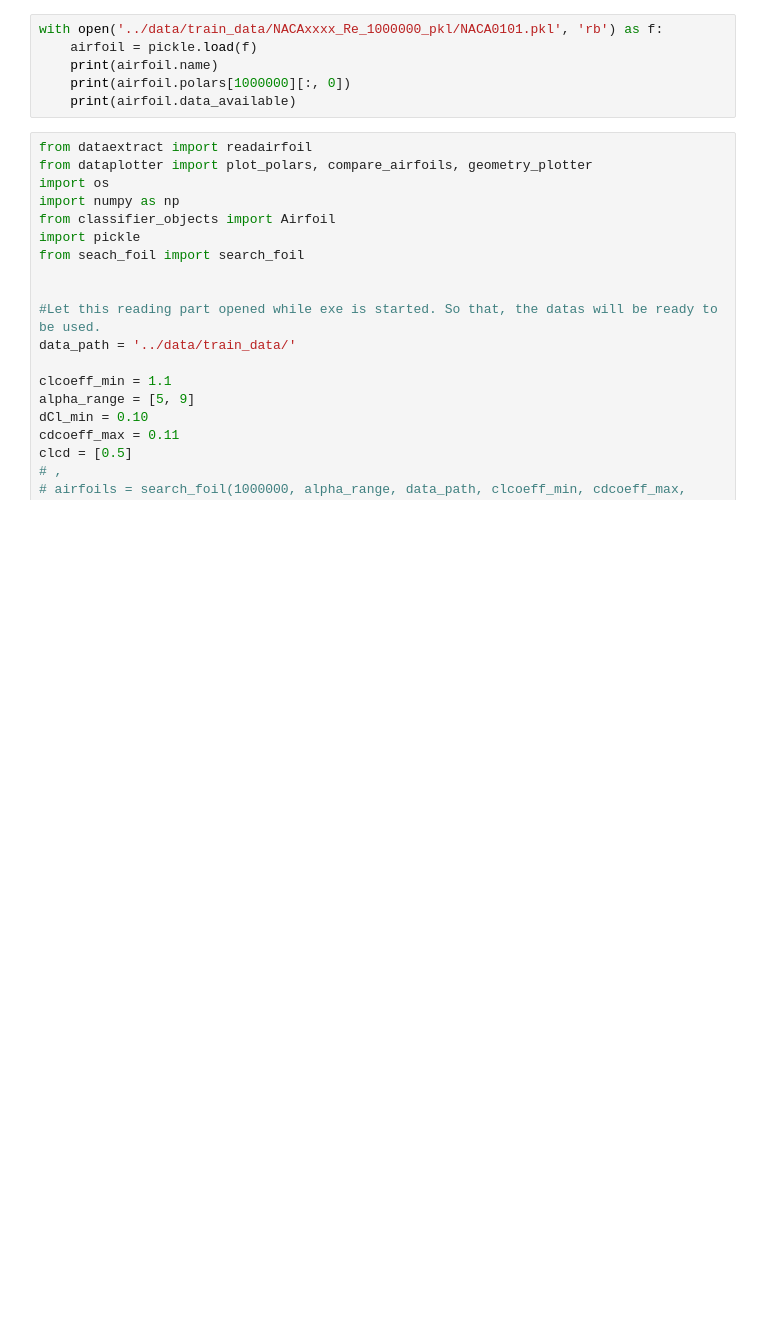
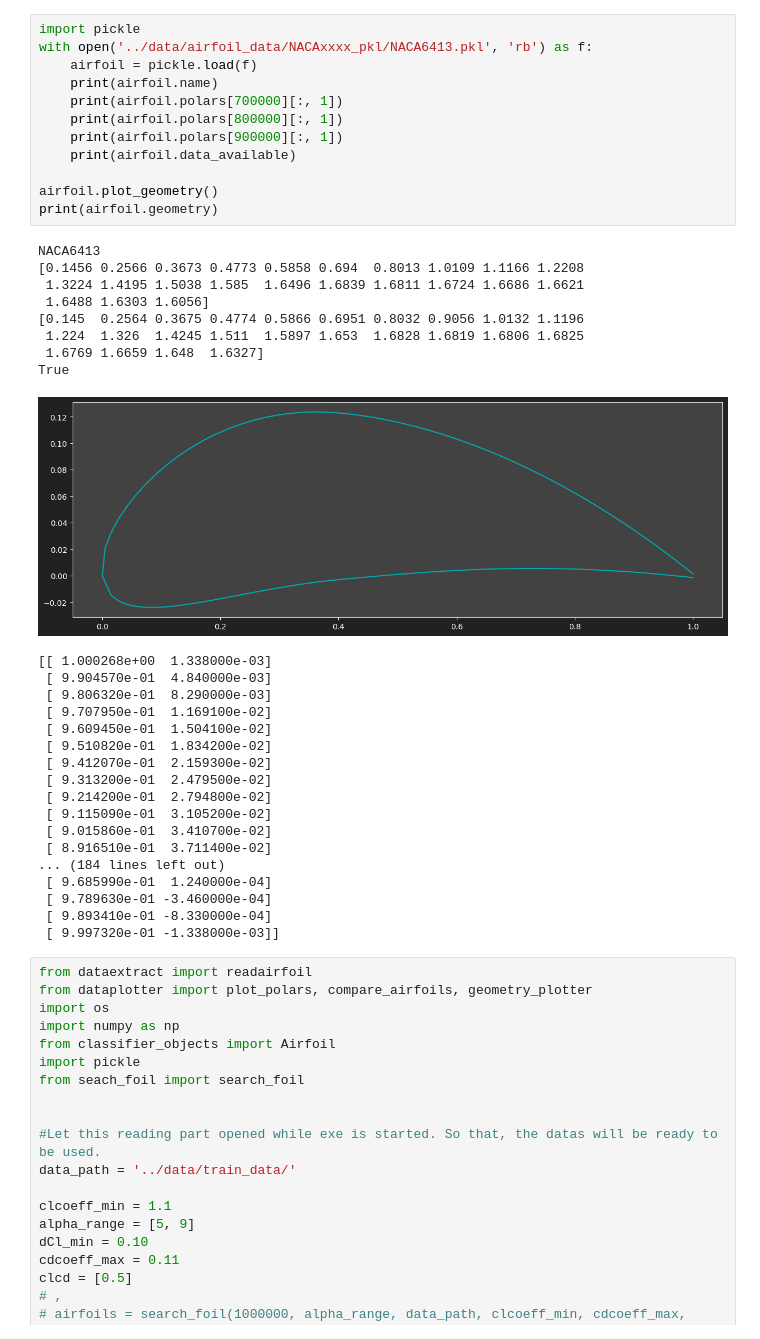
Before and after one commit to MehmetHakanSari/PotentialSolver, a Jupyter notebook: VekilModel/AirfoilClassifier/workspace.ipynb, the cells around one changed output. Cells and saved outputs as stored; diff of their text form; blank space fills up the shorter version.

Commit message:
airfoil geometries are updated

```diff
--- a/VekilModel/AirfoilClassifier/workspace.ipynb
+++ b/VekilModel/AirfoilClassifier/workspace.ipynb
@@ -52,9 +53,42 @@ print(condition_satisfied_airfoils_names)
 # %%
-with open('../data/train_data/NACAxxxx_Re_1000000_pkl/NACA0101.pkl', 'rb') as f:
+import pickle
+with open('../data/airfoil_data/NACAxxxx_pkl/NACA6413.pkl', 'rb') as f:
     airfoil = pickle.load(f)
     print(airfoil.name)
-    print(airfoil.polars[1000000][:, 0])
+    print(airfoil.polars[700000][:, 1])
+    print(airfoil.polars[800000][:, 1])
+    print(airfoil.polars[900000][:, 1])
     print(airfoil.data_available)
+
+airfoil.plot_geometry()
+print(airfoil.geometry)
+# %% [output]
+NACA6413
+[0.1456 0.2566 0.3673 0.4773 0.5858 0.694  0.8013 1.0109 1.1166 1.2208
+ 1.3224 1.4195 1.5038 1.585  1.6496 1.6839 1.6811 1.6724 1.6686 1.6621
+ 1.6488 1.6303 1.6056]
+[0.145  0.2564 0.3675 0.4774 0.5866 0.6951 0.8032 0.9056 1.0132 1.1196
+ 1.224  1.326  1.4245 1.511  1.5897 1.653  1.6828 1.6819 1.6806 1.6825
+ 1.6769 1.6659 1.648  1.6327]
+True
+[figure, added]
+[[ 1.000268e+00  1.338000e-03]
+ [ 9.904570e-01  4.840000e-03]
+ [ 9.806320e-01  8.290000e-03]
+ [ 9.707950e-01  1.169100e-02]
+ [ 9.609450e-01  1.504100e-02]
+ [ 9.510820e-01  1.834200e-02]
+ [ 9.412070e-01  2.159300e-02]
+ [ 9.313200e-01  2.479500e-02]
+ [ 9.214200e-01  2.794800e-02]
+ [ 9.115090e-01  3.105200e-02]
+ [ 9.015860e-01  3.410700e-02]
+ [ 8.916510e-01  3.711400e-02]
+... (184 lines left out)
+ [ 9.685990e-01  1.240000e-04]
+ [ 9.789630e-01 -3.460000e-04]
+ [ 9.893410e-01 -8.330000e-04]
+ [ 9.997320e-01 -1.338000e-03]]
 # %%
 from dataextract import readairfoil
 from dataplotter import plot_polars, compare_airfoils, geometry_plotter
```
Also changed, not shown: parts of 3 cells of this notebook, 4 other files.
